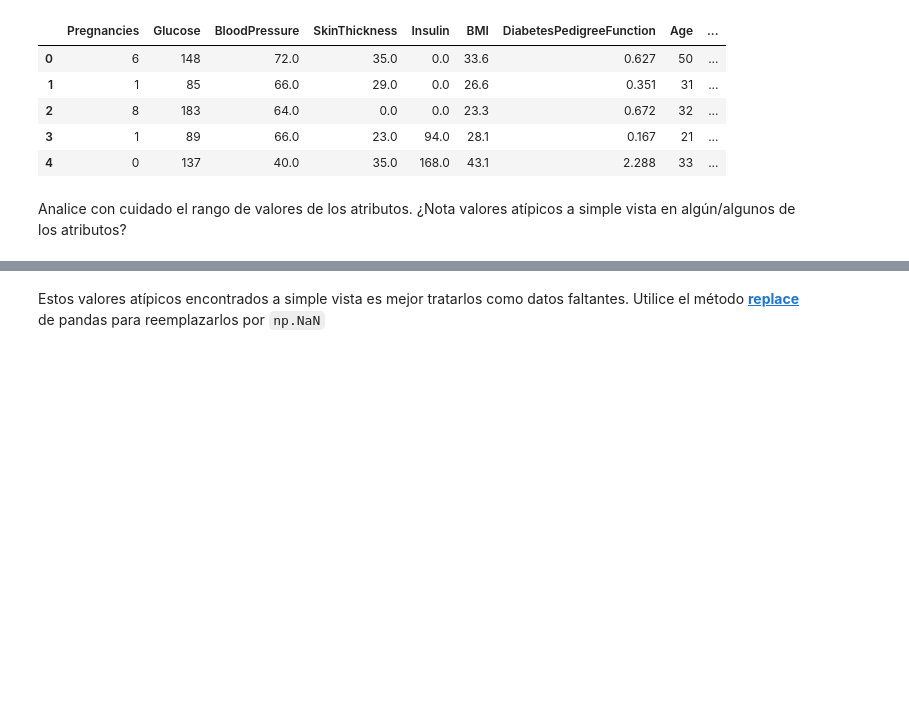
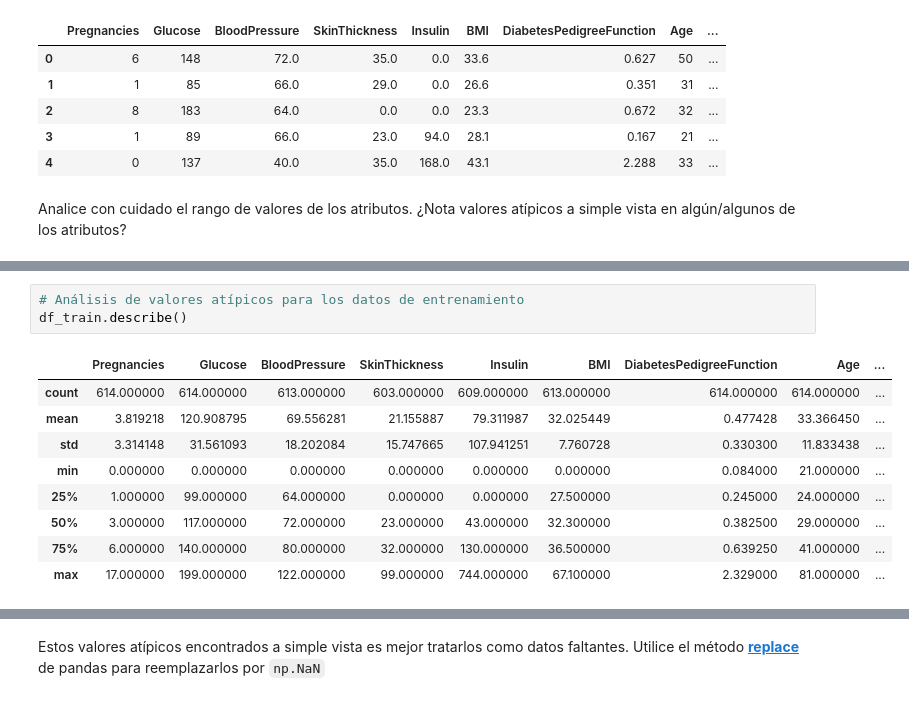
Before and after one commit to Nefertumm/AM, a Jupyter notebook: Semana2-LDA-SVM/Entregables/Diabetes.ipynb, the cells around one changed output, grey strips where cells are left out. Saved outputs shown, nothing was run; the diff lists cells and outputs as text; blank space fills up the shorter version.

```diff
--- a/Semana2-LDA-SVM/Entregables/Diabetes.ipynb
+++ b/Semana2-LDA-SVM/Entregables/Diabetes.ipynb
@@ -102,0 +120,13 @@ df_train, df_test = train_test_split(data, test_size=0.2, stratify=data['Outcome
+# %%
+# Análisis de valores atípicos para los datos de entrenamiento
+df_train.describe()
+# %% [output]
+|  | Pregnancies | Glucose | BloodPressure | SkinThickness | Insulin | BMI | DiabetesPedigreeFunction | Age | ... |
+| count | 614.000000 | 614.000000 | 613.000000 | 603.000000 | 609.000000 | 613.000000 | 614.000000 | 614.000000 | ... |
+| mean | 3.819218 | 120.908795 | 69.556281 | 21.155887 | 79.311987 | 32.025449 | 0.477428 | 33.366450 | ... |
+| std | 3.314148 | 31.561093 | 18.202084 | 15.747665 | 107.941251 | 7.760728 | 0.330300 | 11.833438 | ... |
+| min | 0.000000 | 0.000000 | 0.000000 | 0.000000 | 0.000000 | 0.000000 | 0.084000 | 21.000000 | ... |
+| 25% | 1.000000 | 99.000000 | 64.000000 | 0.000000 | 0.000000 | 27.500000 | 0.245000 | 24.000000 | ... |
+| 50% | 3.000000 | 117.000000 | 72.000000 | 23.000000 | 43.000000 | 32.300000 | 0.382500 | 29.000000 | ... |
+| 75% | 6.000000 | 140.000000 | 80.000000 | 32.000000 | 130.000000 | 36.500000 | 0.639250 | 41.000000 | ... |
+| max | 17.000000 | 199.000000 | 122.000000 | 99.000000 | 744.000000 | 67.100000 | 2.329000 | 81.000000 | ... |
```
Also changed, not shown: parts of 23 cells of this notebook.
